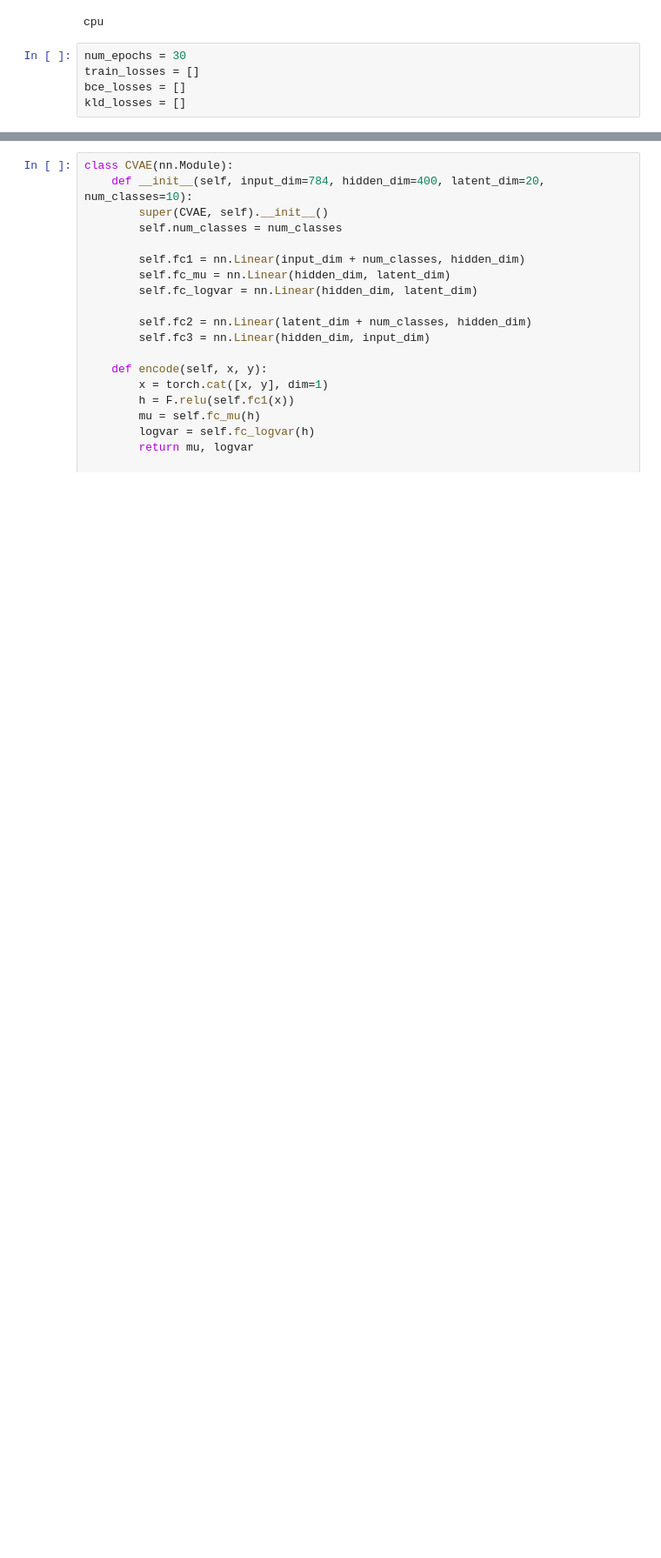
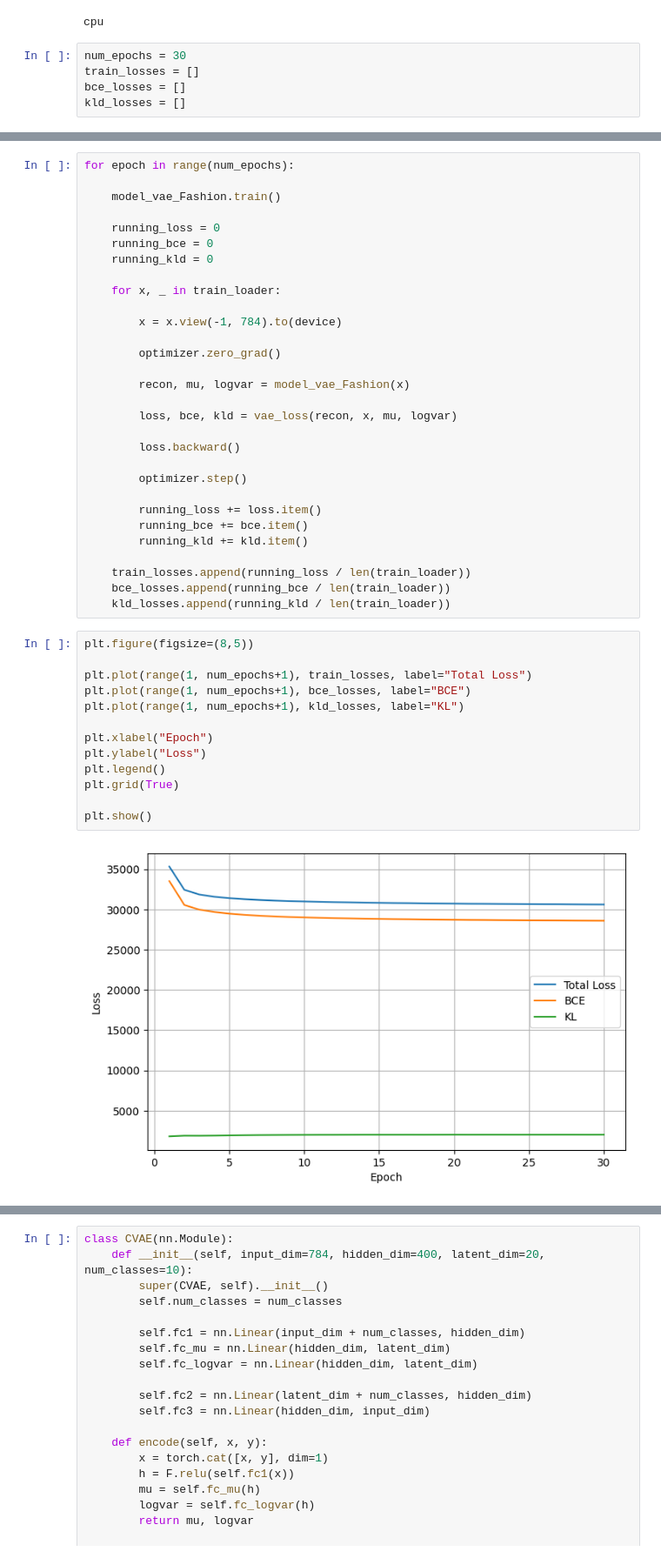
Before and after one commit to osydoong/Variational-autoencoder, a Jupyter notebook: main.ipynb, the cells around one changed output, grey strips where cells are left out. Shown at 87% size. Drawn from its saved outputs; the diff is of its cells as text; blank space fills up the shorter version.

```diff
--- a/main.ipynb
+++ b/main.ipynb
@@ -232,0 +243,45 @@ plt.scatter(latent_2d[:,0],
+# %%
+for epoch in range(num_epochs):
+
+    model_vae_Fashion.train()
+
+    running_loss = 0
+    running_bce = 0
+    running_kld = 0
+
+    for x, _ in train_loader:
+
+        x = x.view(-1, 784).to(device)
+
+        optimizer.zero_grad()
+
+        recon, mu, logvar = model_vae_Fashion(x)
+
+        loss, bce, kld = vae_loss(recon, x, mu, logvar)
+
+        loss.backward()
+
+        optimizer.step()
+
+        running_loss += loss.item()
+        running_bce += bce.item()
+        running_kld += kld.item()
+
+    train_losses.append(running_loss / len(train_loader))
+    bce_losses.append(running_bce / len(train_loader))
+    kld_losses.append(running_kld / len(train_loader))
+# %%
+plt.figure(figsize=(8,5))
+
+plt.plot(range(1, num_epochs+1), train_losses, label="Total Loss")
+plt.plot(range(1, num_epochs+1), bce_losses, label="BCE")
+plt.plot(range(1, num_epochs+1), kld_losses, label="KL")
+
+plt.xlabel("Epoch")
+plt.ylabel("Loss")
+plt.legend()
+plt.grid(True)
+
+plt.show()
+# %% [output]
+[figure, added]
```
Also changed, not shown: parts of 30 cells of this notebook.
